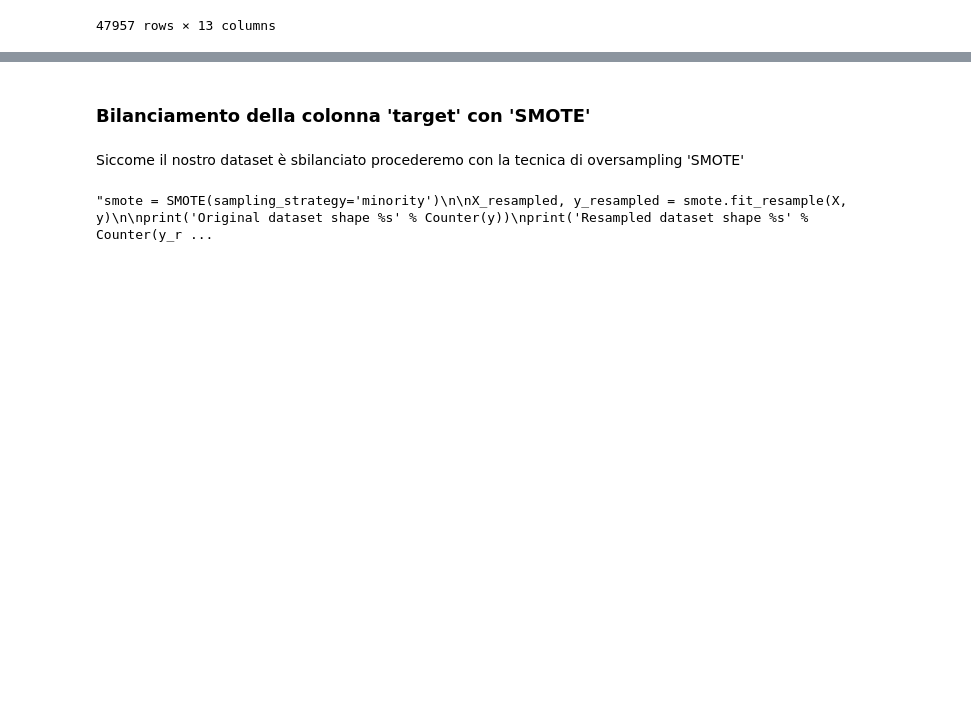
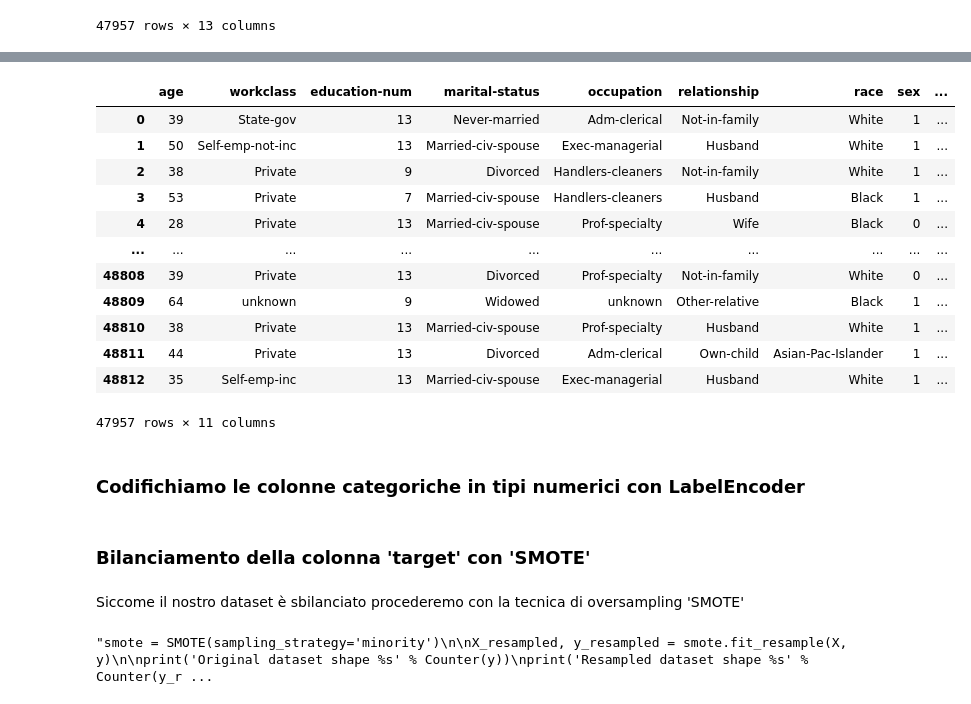
Before and after one commit to NicoSanse/ML_Project, a Jupyter notebook: Project.ipynb, the cells around one changed output, grey strips where cells are left out. Saved outputs shown, nothing was run; the diff lists cells and outputs as text; code cells hidden in the pictures; blank space fills up the shorter version.

```diff
--- a/Project.ipynb
+++ b/Project.ipynb
@@ -1058,0 +1079,8 @@ df
+# %%
+fnlwgt =pd.DataFrame()
+fnlwgt = df[['fnlwgt']].copy()
+
+y = pd.DataFrame()
+y = df[['target']].copy()
+
+X = df.drop(labels=['fnlwgt', 'target'], axis=1).copy()
@@ -1059,3 +1119,21 @@ df
+# %%
+X
+# %% [output]
+|  | age | workclass | education-num | marital-status | occupation | relationship | race | sex | ... |
+| 0 | 39 | State-gov | 13 | Never-married | Adm-clerical | Not-in-family | White | 1 | ... |
+| 1 | 50 | Self-emp-not-inc | 13 | Married-civ-spouse | Exec-managerial | Husband | White | 1 | ... |
+| 2 | 38 | Private | 9 | Divorced | Handlers-cleaners | Not-in-family | White | 1 | ... |
+| 3 | 53 | Private | 7 | Married-civ-spouse | Handlers-cleaners | Husband | Black | 1 | ... |
+| 4 | 28 | Private | 13 | Married-civ-spouse | Prof-specialty | Wife | Black | 0 | ... |
+| ... | ... | ... | ... | ... | ... | ... | ... | ... | ... |
+| 48808 | 39 | Private | 13 | Divorced | Prof-specialty | Not-in-family | White | 0 | ... |
+| 48809 | 64 | unknown | 9 | Widowed | unknown | Other-relative | Black | 1 | ... |
+| 48810 | 38 | Private | 13 | Married-civ-spouse | Prof-specialty | Husband | White | 1 | ... |
+| 48811 | 44 | Private | 13 | Divorced | Adm-clerical | Own-child | Asian-Pac-Islander | 1 | ... |
+| 48812 | 35 | Self-emp-inc | 13 | Married-civ-spouse | Exec-managerial | Husband | White | 1 | ... |
+47957 rows × 11 columns
+# %% [markdown]
+### Codifichiamo le colonne categoriche in tipi numerici con LabelEncoder
 # %% [markdown]
 ### Bilanciamento della colonna 'target' con 'SMOTE'
 # %% [markdown]
```
Also changed, not shown: parts of 12 cells of this notebook.
